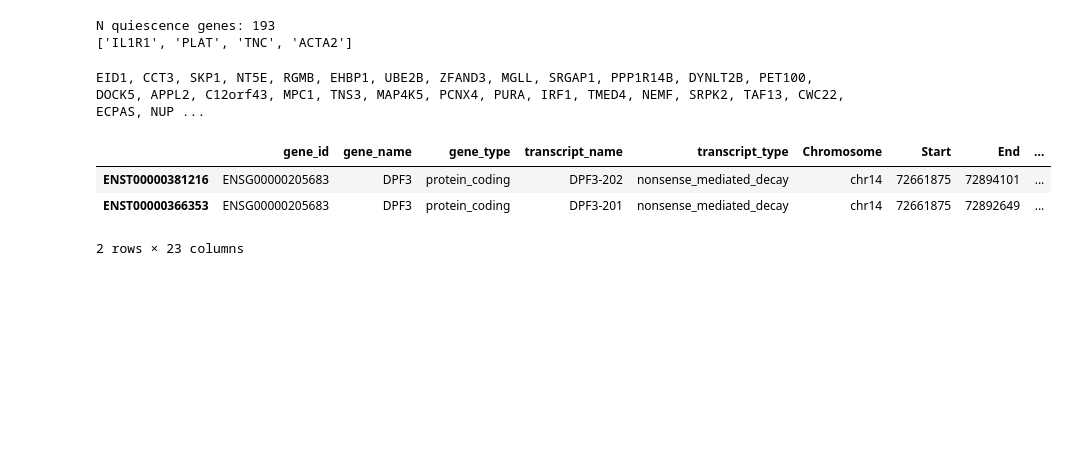
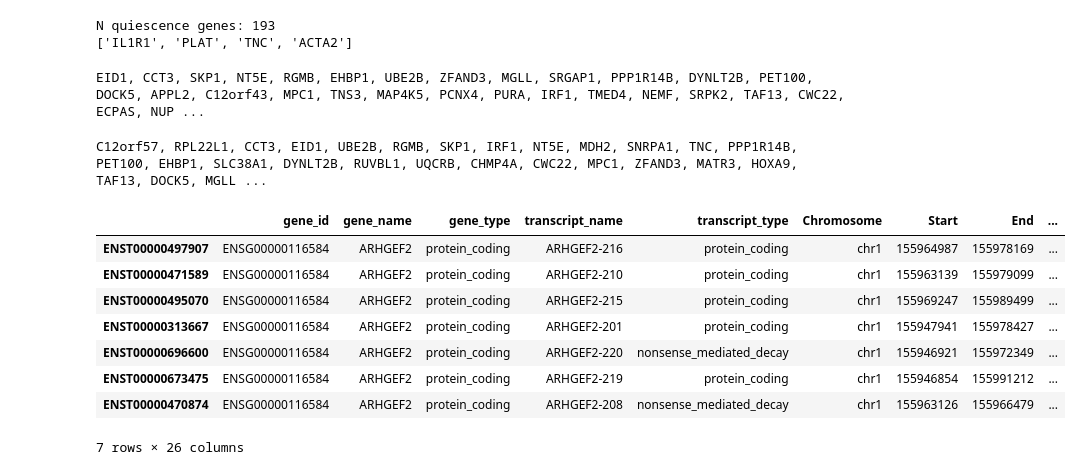
Before and after one commit to jrcwycy/hybrid_reprogramming, a Jupyter notebook: notebooks/isoforms/explore_isoforms.ipynb, the cells around one changed output. Cells and saved outputs as stored; diff of their text form; code cells hidden in the pictures; blank space fills up the shorter version.

```diff
--- a/notebooks/isoforms/explore_isoforms.ipynb
+++ b/notebooks/isoforms/explore_isoforms.ipynb
@@ -42,7 +42,8 @@ AnnData object with n_obs × n_vars = 19858 × 89570
 # %%
 start = time.perf_counter()
 
-path = "/nfs/turbo/umms-indikar/shared/projects/hybrid_reprogramming/anndata/processed_merged_gene_data.h5ad"
+# path = "/nfs/turbo/umms-indikar/shared/projects/hybrid_reprogramming/anndata/processed_merged_gene_data.h5ad"
+path = "/scratch/indikar_root/indikar1/shared_data/HYB/anndata/condition_subsets/pos_myod.h5ad"
 
 gdata = sc.read_h5ad(path)
 
@@ -64,8 +65,10 @@ AnnData object with n_obs × n_vars = 16367 × 25126
 # %%
 coords = pd.DataFrame({
     'cell_id' : gdata.obs.index,
-    'UMAP 1' : gdata.obsm['X_umap'][:, 0],
-    'UMAP 2' : gdata.obsm['X_umap'][:, 1],
+    # 'UMAP 1' : gdata.obsm['X_umap'][:, 0],
+    # 'UMAP 2' : gdata.obsm['X_umap'][:, 1],
+    'FA_1' : gdata.obsm['X_draw_graph_fa'][:, 0],
+    'FA_2' : gdata.obsm['X_draw_graph_fa'][:, 1],
     'cluster' : gdata.obs['cluster_str'].values,
     #'dataset': adata.obs['dataset'].values,
     'pooled_condition': gdata.obs['pooled_condition'].values,
@@ -133,8 +141,8 @@ AnnData object with n_obs × n_vars = 16367 × 42563
 # %%
 adata.layers['counts'] = adata.X.copy()
 
-cluster_names = ['Control', 'siPRRX1', 'mmMYOD1', 'siPRRX1/mmMYOD1']
-# cluster_names = [f"C{i}" for i in range(1, 6)]
+# cluster_names = ['Control', 'siPRRX1', 'mmMYOD1', 'siPRRX1/mmMYOD1']
+cluster_names = [f"C{i}" for i in range(1, 6)]
 # print(f"Using {cluster_names}...\n")
 
 # cluster_map = {
@@ -161,7 +169,7 @@ print(f"All transcript types: {cdf.shape}")
 for group in cluster_names:
     # Boolean mask of cells in the group
     # mask = adata_raw.obs['cluster'] == group
-    mask = adata.obs['pooled_condition'] == group
+    mask = adata.obs['cluster'] == group
 
     # Get the indices of protein-coding genes with non-NaN UniprotKB in adata.var
     # filtered_gene_indices = adata_raw.var[(adata_raw.var['transcript_type'] == 'protein_coding') & (~adata.var['UniProtKB'].isna())].index
@@ -506,15 +513,25 @@ top_genes = switch_df.sort_values(by=['gene_counts_HYB', 'count_diff'], ascendin
 print(", ".join(top_genes))
 # %% [output]
 EID1, CCT3, SKP1, NT5E, RGMB, EHBP1, UBE2B, ZFAND3, MGLL, SRGAP1, PPP1R14B, DYNLT2B, PET100, DOCK5, APPL2, C12orf43, MPC1, TNS3, MAP4K5, PCNX4, PURA, IRF1, TMED4, NEMF, SRPK2, TAF13, CWC22, ECPAS, NUP ...
+# %%
+top_genes = switch_df['gene_name'].unique()[:200]
+print(", ".join(top_genes))
+# %% [output]
+C12orf57, RPL22L1, CCT3, EID1, UBE2B, RGMB, SKP1, IRF1, NT5E, MDH2, SNRPA1, TNC, PPP1R14B, PET100, EHBP1, SLC38A1, DYNLT2B, RUVBL1, UQCRB, CHMP4A, CWC22, MPC1, ZFAND3, MATR3, HOXA9, TAF13, DOCK5, MGLL ...
 # %%
-query = 'DPF3'
+query = 'ARHGEF2'
 
 tmp[tmp['gene_name'] == query]
 # %% [output]
 |  | gene_id | gene_name | gene_type | transcript_name | transcript_type | Chromosome | Start | End | ... |
-| ENST00000381216 | ENSG00000205683 | DPF3 | protein_coding | DPF3-202 | nonsense_mediated_decay | chr14 | 72661875 | 72894101 | ... |
-| ENST00000366353 | ENSG00000205683 | DPF3 | protein_coding | DPF3-201 | nonsense_mediated_decay | chr14 | 72661875 | 72892649 | ... |
+| ENST00000497907 | ENSG00000116584 | ARHGEF2 | protein_coding | ARHGEF2-216 | protein_coding | chr1 | 155964987 | 155978169 | ... |
+| ENST00000471589 | ENSG00000116584 | ARHGEF2 | protein_coding | ARHGEF2-210 | protein_coding | chr1 | 155963139 | 155979099 | ... |
+| ENST00000495070 | ENSG00000116584 | ARHGEF2 | protein_coding | ARHGEF2-215 | protein_coding | chr1 | 155969247 | 155989499 | ... |
+| ENST00000313667 | ENSG00000116584 | ARHGEF2 | protein_coding | ARHGEF2-201 | protein_coding | chr1 | 155947941 | 155978427 | ... |
+| ENST00000696600 | ENSG00000116584 | ARHGEF2 | protein_coding | ARHGEF2-220 | nonsense_mediated_decay | chr1 | 155946921 | 155972349 | ... |
+| ENST00000673475 | ENSG00000116584 | ARHGEF2 | protein_coding | ARHGEF2-219 | protein_coding | chr1 | 155946854 | 155991212 | ... |
+| ENST00000470874 | ENSG00000116584 | ARHGEF2 | protein_coding | ARHGEF2-208 | nonsense_mediated_decay | chr1 | 155963126 | 155966479 | ... |
-2 rows × 23 columns
+7 rows × 26 columns
 # %%
 width = 0.15  # Adjust width for more bars
 nudge = 0.05 #0.03
```
Also changed, not shown: parts of 12 cells of this notebook, 9 other files.
